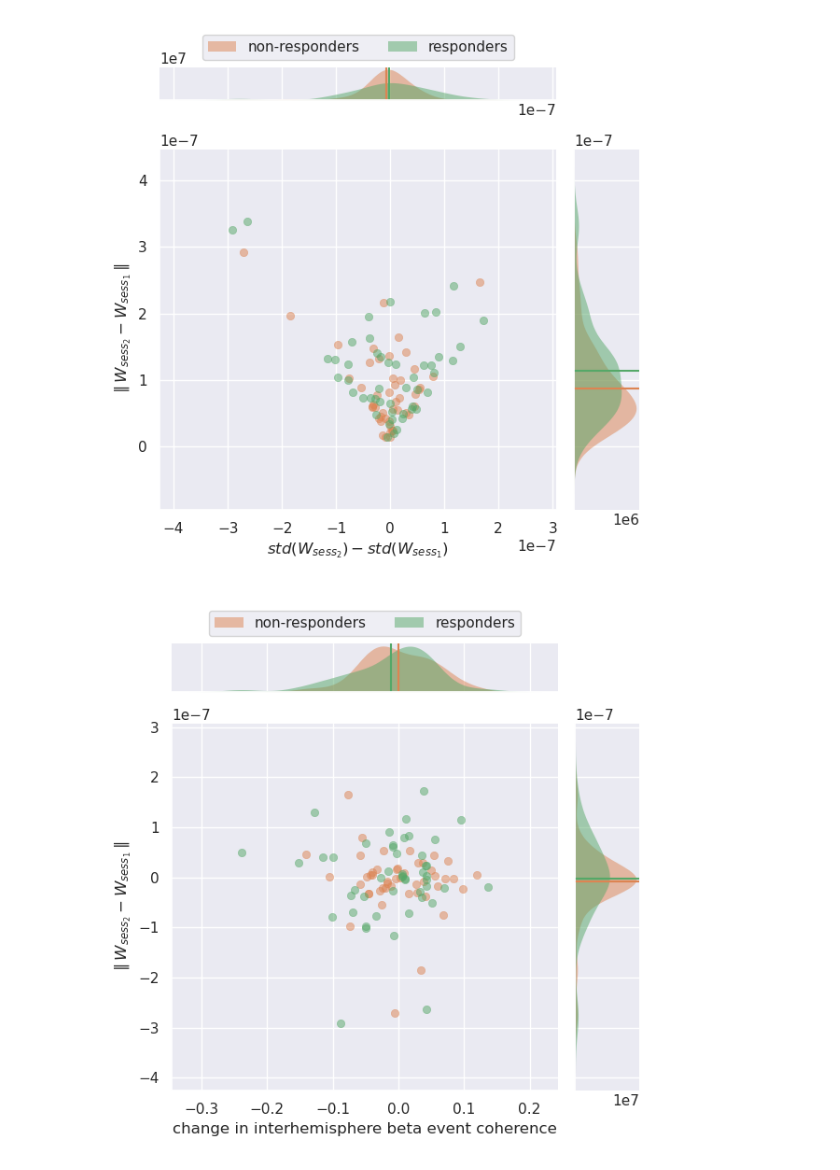
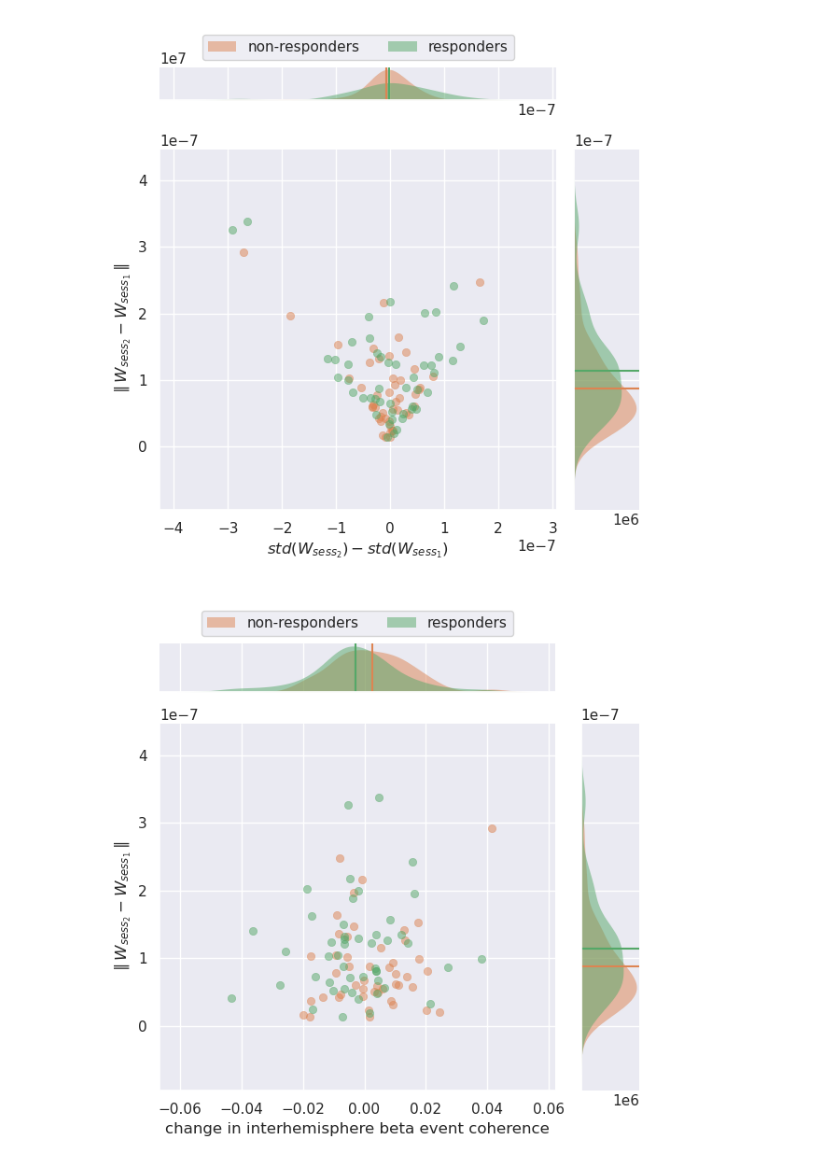
Before and after one commit to rythorpe/brainstorm_challenge, a Jupyter notebook: extract_features.ipynb, the cells around one changed output. Cells and saved outputs as stored; diff of their text form; code cells hidden in the pictures.

Commit message:
fix bug in inter-hemisphere beta event coherence metric

```diff
--- a/extract_features.ipynb
+++ b/extract_features.ipynb
@@ -102,7 +102,7 @@ def spec_event_coherence_shift(epochs_pre_post, times):
     samp_freq = 1 / dt
     freqs = freqs = range(3, 40)
 
-    time_bin = 0.02  # 20 ms
+    time_bin = 0.025  # 25 ms
     binned_times = np.arange(0, times[-1] + time_bin, time_bin)
     n_bins = len(binned_times)
 
@@ -125,11 +125,19 @@ def spec_event_coherence_shift(epochs_pre_post, times):
             print(f'Found {sum(n_events)} beta events in current channel.')
             for epoch_idx, epoch_events in enumerate(spec_events):
                 for event in epoch_events:
-                    bin_idx = np.nonzero(binned_times > event['Peak Time'])[0]
+                    bin_idx = np.nonzero(binned_times > event['Peak Time'])[0][0]
                     chan_events[epoch_idx, bin_idx] = 1
             event_raster.append(chan_events)
-        sess_coherence = np.mean(event_raster[0] * event_raster[1])
-        print(f'Mean inter-hemisphere beta event coherence for current session: {sess_coherence}.')
+
+            # sanity check: plot event_raster
+            #plt.figure()
+            #plt.pcolormesh(binned_times, np.arange(n_epochs), chan_events)
+
+        event_intersection = event_raster[0] * event_raster[1]
+        event_union = ((event_raster[0] + event_raster[1]) > 0).astype(int)
+        sess_coherence = event_intersection.mean() / event_union.mean()
+
+        print(f'Mean inter-hemisphere beta event coherence for current session: {sess_coherence}!!!')
         pre_post_coherence.append(sess_coherence)
 
     return pre_post_coherence[1] - pre_post_coherence[0]
@@ -525,7 +409,7 @@ for class_idx, class_ in enumerate(set(responders)):
         label = 'responders'
     else:
         label = 'non-responders'
-    cluster_mask = labels_all == class_
+    cluster_mask = responders == class_
     x = np.array(ssd_std_diffs)[cluster_mask]
     y = np.array(ssd_norms)[cluster_mask]
 
@@ -548,34 +432,34 @@ g.ax_marg_x.legend(loc='lower center', ncol=3, bbox_to_anchor=(0.5, 1.02))
 g.fig.tight_layout()
 # %% [output]
 [figure]
-# %%
-g = sns.JointGrid()
-
-for class_idx, class_ in enumerate(set(responders)):
-    if class_ == 1:
-        label = 'responders'
-    else:
-        label = 'non-responders'
-    cluster_mask = labels_all == class_
-    x = np.array(spec_event_coherence_diffs)[cluster_mask]
-    y = np.array(ssd_norms)[cluster_mask]
-
-    # plot data points for a given class label (i.e., responder or non-responder)
-    sns.scatterplot(x=x, y=y, alpha=.5, edgecolor=None,
-                    color=f'C{class_idx + 1}', ax=g.ax_joint)
-
-    # plot marginal distributions for a given class label
-    sns.kdeplot(x=x, bw_adjust=0.85, fill=True, linewidth=0, alpha=.5,
-                color=f'C{class_idx + 1}', ax=g.ax_marg_x, label=label)
-    g.ax_marg_x.axvline(np.mean(x), color=f'C{class_idx + 1}')
-    sns.kdeplot(y=y, bw_adjust=0.85, fill=True, linewidth=0, alpha=.5,
-                color=f'C{class_idx + 1}', ax=g.ax_marg_y)
-    g.ax_marg_y.axhline(np.mean(y), color=f'C{class_idx + 1}')
-
-
-g.ax_joint.set_xlabel(f'change in interhemisphere beta event coherence')
-g.ax_joint.set_ylabel(r'$\parallel W_{sess_2}-W_{sess_1}\parallel$')
-g.ax_marg_x.legend(loc='lower center', ncol=3, bbox_to_anchor=(0.5, 1.02))
-g.fig.tight_layout()
-# %% [output]
-[figure, removed]
+# %%
+g = sns.JointGrid()
+
+for class_idx, class_ in enumerate(set(responders)):
+    if class_ == 1:
+        label = 'responders'
+    else:
+        label = 'non-responders'
+    cluster_mask = responders == class_
+    x = np.array(spec_event_coherence_diffs)[cluster_mask]
+    y = np.array(ssd_norms)[cluster_mask]
+
+    # plot data points for a given class label (i.e., responder or non-responder)
+    sns.scatterplot(x=x, y=y, alpha=.5, edgecolor=None,
+                    color=f'C{class_idx + 1}', ax=g.ax_joint)
+
+    # plot marginal distributions for a given class label
+    sns.kdeplot(x=x, bw_adjust=0.85, fill=True, linewidth=0, alpha=.5,
+                color=f'C{class_idx + 1}', ax=g.ax_marg_x, label=label)
+    g.ax_marg_x.axvline(np.mean(x), color=f'C{class_idx + 1}')
+    sns.kdeplot(y=y, bw_adjust=0.85, fill=True, linewidth=0, alpha=.5,
+                color=f'C{class_idx + 1}', ax=g.ax_marg_y)
+    g.ax_marg_y.axhline(np.mean(y), color=f'C{class_idx + 1}')
+
+
+g.ax_joint.set_xlabel(f'change in interhemisphere beta event coherence')
+g.ax_joint.set_ylabel(r'$\parallel W_{sess_2}-W_{sess_1}\parallel$')
+g.ax_marg_x.legend(loc='lower center', ncol=3, bbox_to_anchor=(0.5, 1.02))
+g.fig.tight_layout()
+# %% [output]
+[figure, added]
```
Also changed, not shown: parts of 3 cells of this notebook.
